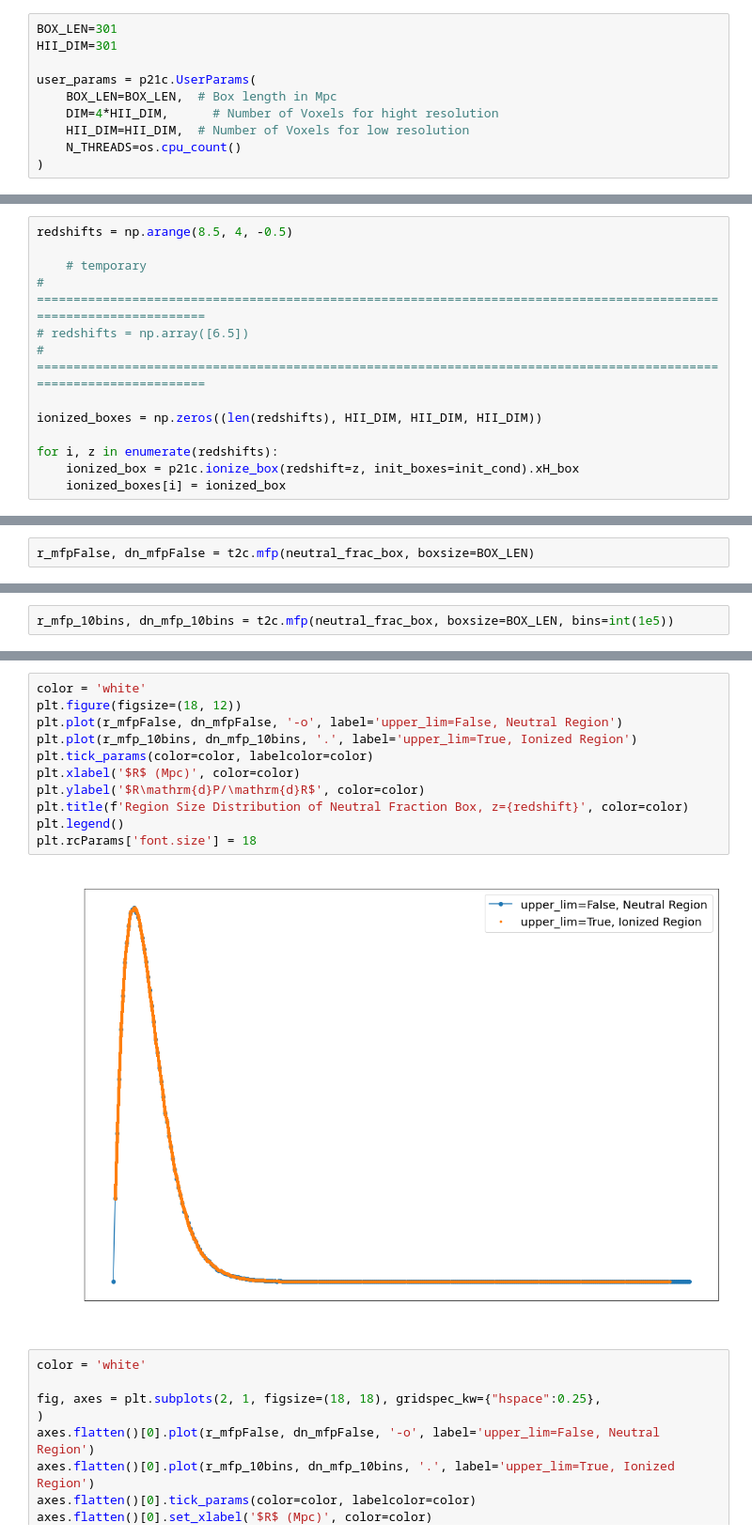
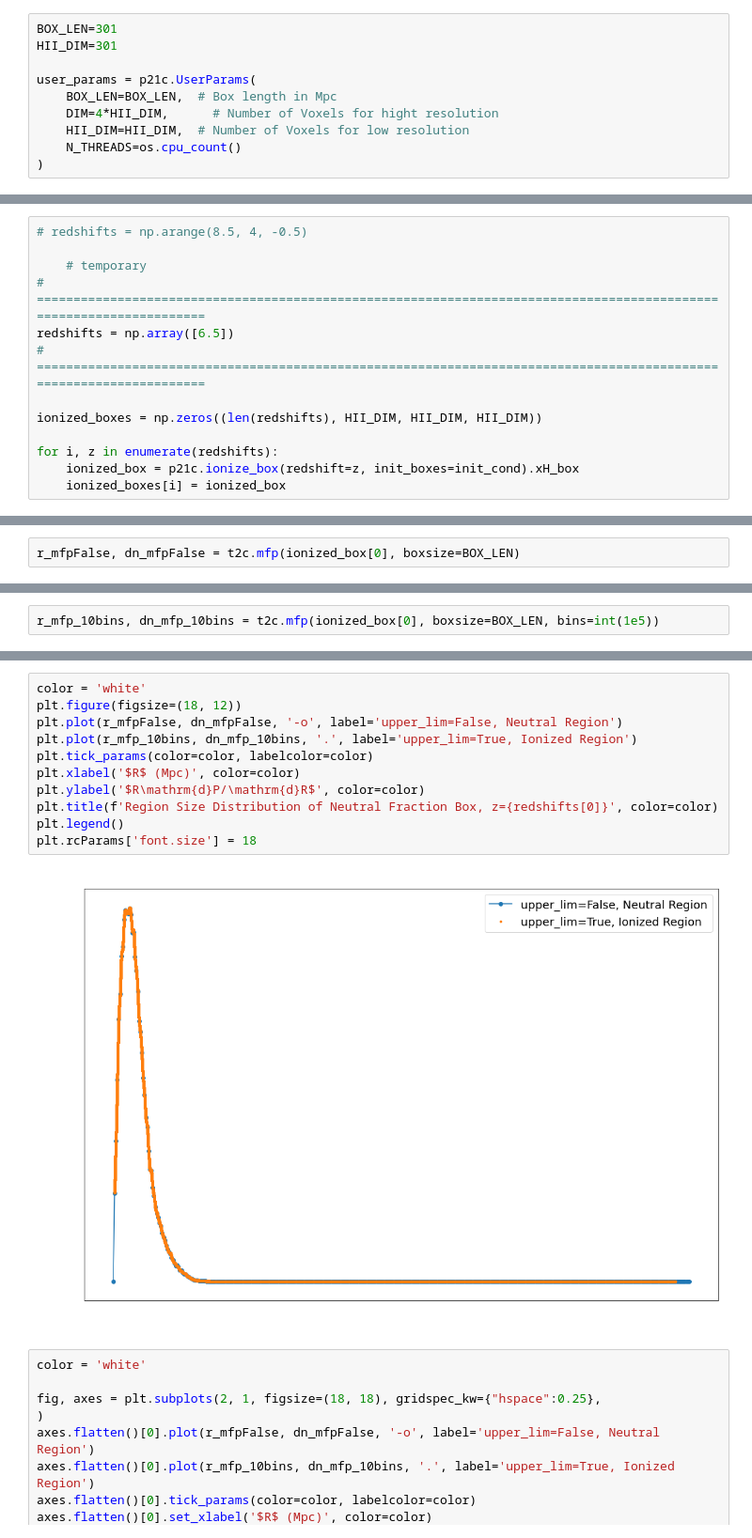
Before and after one commit to tommychinwj/HI_characterization, a Jupyter notebook: Experiment_code.ipynb, the cells around one changed output, grey strips where cells are left out. Shown at 94% size. Drawn from its saved outputs; the diff is of its cells as text.

Commit message:
Fixed errors from MFP(), generated PDFs of neutral region sizes for various redshifts

```diff
--- a/Experiment_code.ipynb
+++ b/Experiment_code.ipynb
@@ -796,9 +796,9 @@ Execution time = 0:02:18.172271
 # %%
-redshifts = np.arange(8.5, 4, -0.5)
+# redshifts = np.arange(8.5, 4, -0.5)
 
     # temporary
 # ====================================================================================================================
-# redshifts = np.array([6.5])
+redshifts = np.array([6.5])
 # ====================================================================================================================
 
 ionized_boxes = np.zeros((len(redshifts), HII_DIM, HII_DIM, HII_DIM))
@@ -811,3 +809,3 @@ for box in ioni:
 # %%
-r_mfpFalse, dn_mfpFalse = t2c.mfp(neutral_frac_box, boxsize=BOX_LEN)
+r_mfpFalse, dn_mfpFalse = t2c.mfp(ionized_box[0], boxsize=BOX_LEN)
 # %% [output]
@@ -817,5 +815,5 @@ Program runtime: 1.446801 minutes.
 The output contains a tuple with three values: r, rdP/dr
 The curve has been normalized.
 # %%
-r_mfp_10bins, dn_mfp_10bins = t2c.mfp(neutral_frac_box, boxsize=BOX_LEN, bins=int(1e5))
+r_mfp_10bins, dn_mfp_10bins = t2c.mfp(ionized_box[0], boxsize=BOX_LEN, bins=int(1e5))
 # %% [output]
@@ -827,16 +835,16 @@ The curve has been normalized.
 # %%
 color = 'white'
 plt.figure(figsize=(18, 12))
 plt.plot(r_mfpFalse, dn_mfpFalse, '-o', label='upper_lim=False, Neutral Region')
 plt.plot(r_mfp_10bins, dn_mfp_10bins, '.', label='upper_lim=True, Ionized Region')
 plt.tick_params(color=color, labelcolor=color)
 plt.xlabel('$R$ (Mpc)', color=color)
 plt.ylabel('$R\mathrm{d}P/\mathrm{d}R$', color=color)
-plt.title(f'Region Size Distribution of Neutral Fraction Box, z={redshift}', color=color)
+plt.title(f'Region Size Distribution of Neutral Fraction Box, z={redshifts[0]}', color=color)
 plt.legend()
 plt.rcParams['font.size'] = 18
 # %% [output]
-[figure, old version]
+[figure, new version]
 # %%
 color = 'white'
 
```
Also changed, not shown: parts of 5 cells of this notebook, 1 other file.
